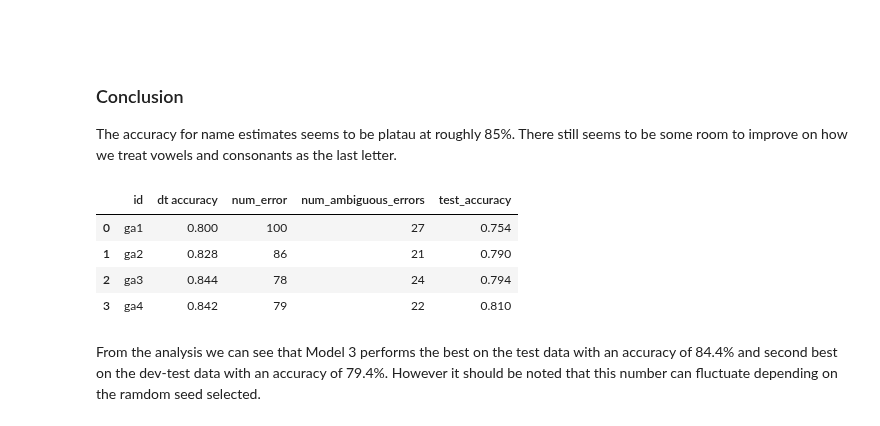
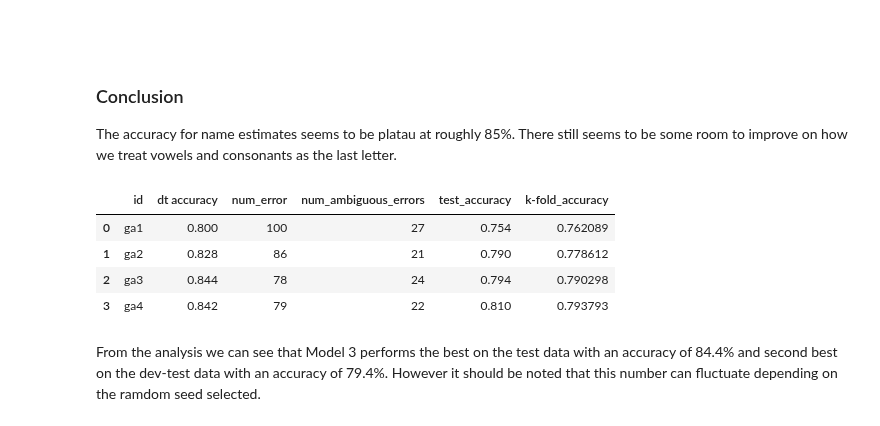
Before and after one commit to dsimband/DATA620_Group3, a Jupyter notebook: Week9_Project3/DATA620_Week9_Project3.ipynb, the cells around one changed output. Drawn from its saved outputs; the diff is of its cells as text; code cells hidden in the pictures.

Commit message:
Added K fold cross validation section

```diff
--- a/Week9_Project3/DATA620_Week9_Project3.ipynb
+++ b/Week9_Project3/DATA620_Week9_Project3.ipynb
@@ -526,0 +640,27 @@ e_df.groupby('tag').mean()
+# %%
+def gender_features4(name):
+        features = {}
+        features["length"] = len(name)
+        features["firstLetter"] = name[0].lower()
+        features["lastLetter"] = name[-1].lower()
+        features["firstVowel"] = features['firstLetter'] in 'aeiouy'
+        features["lastVowel"] = features['lastLetter'] in 'aeiouy'
+
+        # Gets num of vowels
+        count = 0
+        vowel = set("aeiouAEIOU")
+
+        for i in name:
+            if i in vowel:
+                count = count + 1
+
+        features["numVowels"] = count
+        features["suffixLast2"] = name[-2:].lower()
+        features["suffixLast3"] = name[-3:].lower()
+
+        return features
+
+variables4 = apply_features(gender_features4, cross_val_names)
+
+cross_validation(variables4)
+model4_avg = cross_validation.average
@@ -531,19 +683,19 @@ e_df.groupby('tag').mean()
 The accuracy for name estimates seems to be platau at roughly 85%. There still seems to be some room to improve on how we treat vowels and consonants as the last letter.
 # %%
 result_lst = []
-result_lst.append(['ga1',ga1.get_devtest_accuracy(),len(ga1.get_errors()),len(ga1.get_ambiguous_errors()),ga1.get_test_accuracy()])
-result_lst.append(['ga2',ga2.get_devtest_accuracy(),len(ga2.get_errors()),len(ga2.get_ambiguous_errors()),ga2.get_test_accuracy()])
-result_lst.append(['ga3',ga3.get_devtest_accuracy(),len(ga3.get_errors()),len(ga3.get_ambiguous_errors()),ga3.get_test_accuracy()])
-result_lst.append(['ga4',ga4.get_devtest_accuracy(),len(ga4.get_errors()),len(ga4.get_ambiguous_errors()),ga4.get_test_accuracy()])
+result_lst.append(['ga1',ga1.get_devtest_accuracy(),len(ga1.get_errors()),len(ga1.get_ambiguous_errors()),ga1.get_test_accuracy(),model1_avg])
+result_lst.append(['ga2',ga2.get_devtest_accuracy(),len(ga2.get_errors()),len(ga2.get_ambiguous_errors()),ga2.get_test_accuracy(),model2_avg])
+result_lst.append(['ga3',ga3.get_devtest_accuracy(),len(ga3.get_errors()),len(ga3.get_ambiguous_errors()),ga3.get_test_accuracy(),model3_avg])
+result_lst.append(['ga4',ga4.get_devtest_accuracy(),len(ga4.get_errors()),len(ga4.get_ambiguous_errors()),ga4.get_test_accuracy(),model4_avg])
 
-result_df = pd.DataFrame(result_lst, columns=['id','dt accuracy','num_error','num_ambiguous_errors','test_accuracy'])
+result_df = pd.DataFrame(result_lst, columns=['id','dt accuracy','num_error','num_ambiguous_errors','test_accuracy', 'k-fold_accuracy'])
 result_df
 # %% [output]
-|  | id | dt accuracy | num_error | num_ambiguous_errors | test_accuracy |
-| 0 | ga1 | 0.800 | 100 | 27 | 0.754 |
-| 1 | ga2 | 0.828 | 86 | 21 | 0.790 |
-| 2 | ga3 | 0.844 | 78 | 24 | 0.794 |
-| 3 | ga4 | 0.842 | 79 | 22 | 0.810 |
+|  | id | dt accuracy | num_error | num_ambiguous_errors | test_accuracy | k-fold_accuracy |
+| 0 | ga1 | 0.800 | 100 | 27 | 0.754 | 0.762089 |
+| 1 | ga2 | 0.828 | 86 | 21 | 0.790 | 0.778612 |
+| 2 | ga3 | 0.844 | 78 | 24 | 0.794 | 0.790298 |
+| 3 | ga4 | 0.842 | 79 | 22 | 0.810 | 0.793793 |
 # %% [markdown]
 From the analysis we can see that Model 3 performs the best on the test data with an accuracy of 84.4% and second best on the dev-test data with an accuracy of 79.4%. However it should be noted that this number can fluctuate depending on the ramdom seed selected.
 # %% [markdown]
```
Also changed, not shown: parts of 12 cells of this notebook.
